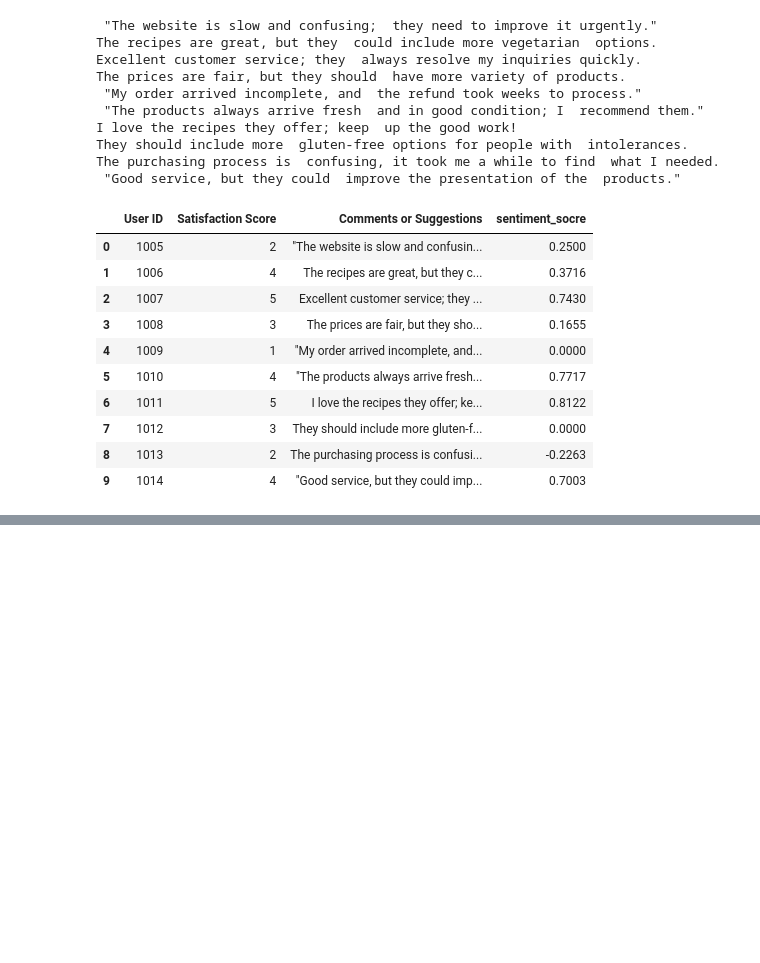
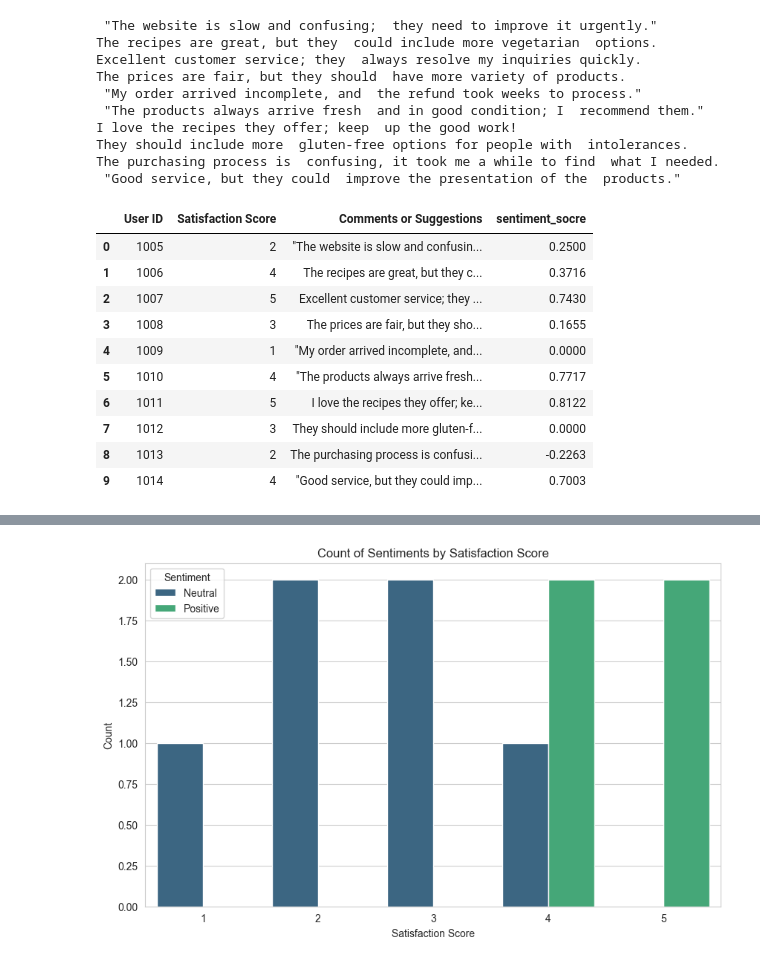
Before and after one commit to Keerat-Singh/WIL_Week-1, a Jupyter notebook: sentiment.ipynb, the cells around one changed output, grey strips where cells are left out. Drawn from its saved outputs; the diff is of its cells as text; code cells hidden in the pictures; blank space fills up the shorter version.

```diff
--- a/sentiment.ipynb
+++ b/sentiment.ipynb
@@ -83,0 +105,13 @@ reviews_df
+# %%
+# Create a countplot
+plt.figure(figsize=(10, 6))
+sns.countplot(x='Satisfaction Score ', hue='Sentiment', data=reviews_df, palette='viridis')
+plt.title('Count of Sentiments by Satisfaction Score')
+plt.xlabel('Satisfaction Score')
+plt.ylabel('Count')
+plt.legend(title='Sentiment')
+
+# Show the plot
+plt.show()
+# %% [output]
+[figure, added]
```
Also changed, not shown: parts of 9 cells of this notebook, 20 other files.
